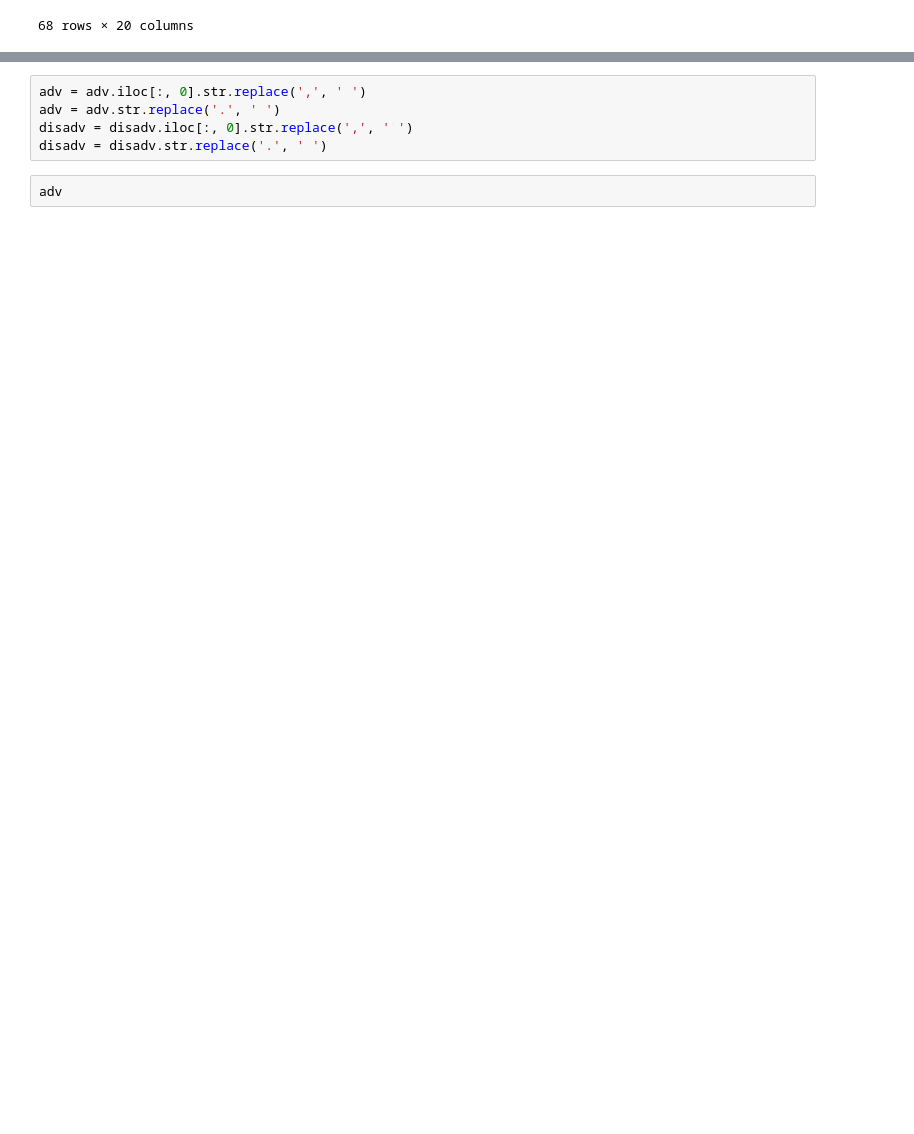
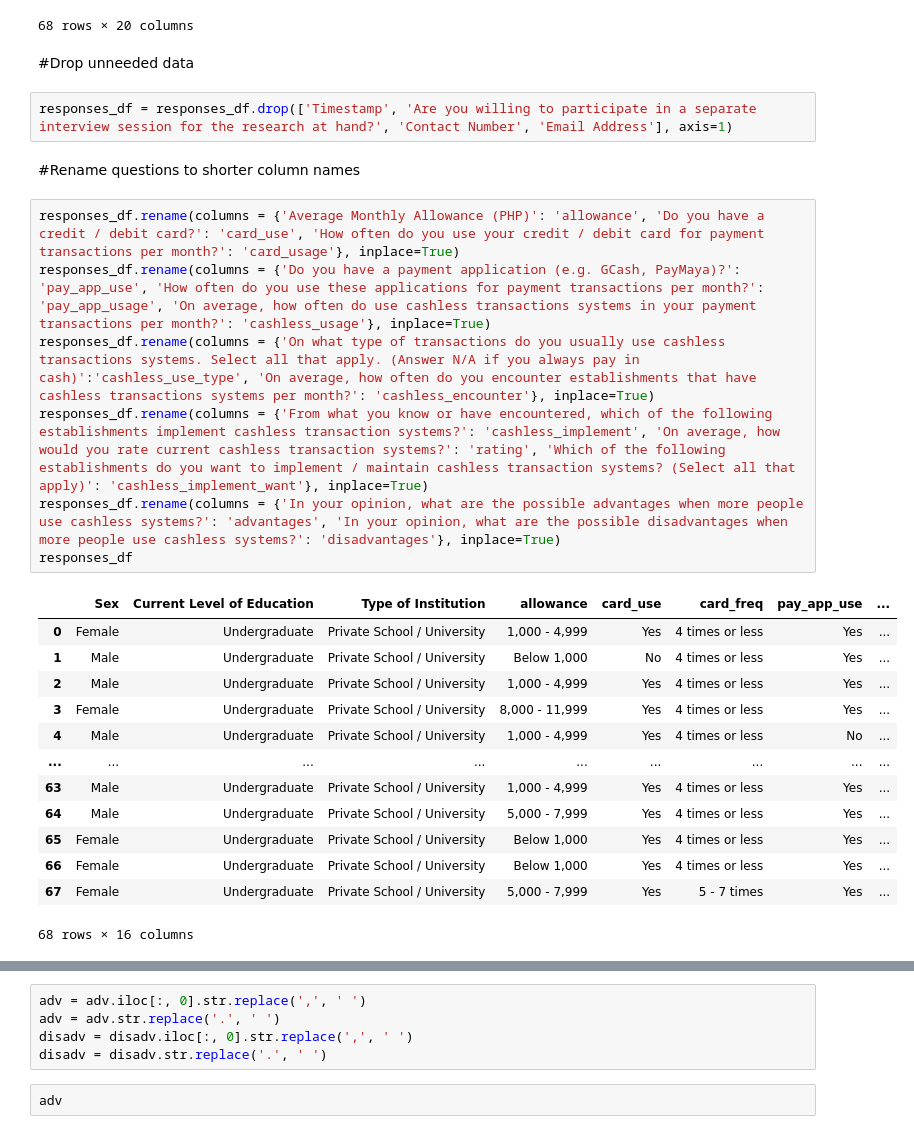
Before and after one commit to geosefuy/sthciux-cashless, a Jupyter notebook: [STHCIUX] Needfinding Study Exploratory Data Analysis.ipynb, the cells around one changed output, grey strips where cells are left out. Cells and saved outputs as stored; diff of their text form; blank space fills up the shorter version.

Commit message:
Data Cleaning and One-Hot Encoding

```diff
--- a/[STHCIUX] Needfinding Study Exploratory Data Analysis.ipynb
+++ b/[STHCIUX] Needfinding Study Exploratory Data Analysis.ipynb
@@ -23,3 +23,30 @@ responses_df
 | 66 | 11/24/2020 19:19:10 | Yes | 09776560731 | veronica_espino@dlsu.edu.ph | Female | Undergraduate | ... |
 | 67 | 11/24/2020 23:43:22 | Yes | 09270839439 | ynna_nicole_hatulan@dlsu.edu.ph | Female | Undergraduate | ... |
 68 rows × 20 columns
+# %% [markdown]
+#Drop unneeded data
+# %%
+responses_df = responses_df.drop(['Timestamp', 'Are you willing to participate in a separate interview session for the research at hand?', 'Contact Number', 'Email Address'], axis=1)
+# %% [markdown]
+#Rename questions to shorter column names
+# %%
+responses_df.rename(columns = {'Average Monthly Allowance (PHP)': 'allowance', 'Do you have a credit / debit card?': 'card_use', 'How often do you use your credit / debit card for payment transactions per month?': 'card_usage'}, inplace=True)
+responses_df.rename(columns = {'Do you have a payment application (e.g. GCash, PayMaya)?': 'pay_app_use', 'How often do you use these applications for payment transactions per month?': 'pay_app_usage', 'On average, how often do use cashless transactions systems in your payment transactions per month?': 'cashless_usage'}, inplace=True)
+responses_df.rename(columns = {'On what type of transactions do you usually use cashless transactions systems. Select all that apply. (Answer N/A if you always pay in cash)':'cashless_use_type', 'On average, how often do you encounter establishments that have cashless transactions systems per month?': 'cashless_encounter'}, inplace=True)
+responses_df.rename(columns = {'From what you know or have encountered, which of the following establishments implement cashless transaction systems?': 'cashless_implement', 'On average, how would you rate current cashless transaction systems?': 'rating', 'Which of the following establishments do you want to implement / maintain cashless transaction systems? (Select all that apply)': 'cashless_implement_want'}, inplace=True)
+responses_df.rename(columns = {'In your opinion, what are the possible advantages when more people use cashless systems?': 'advantages', 'In your opinion, what are the possible disadvantages when more people use cashless systems?': 'disadvantages'}, inplace=True)
+responses_df
+# %% [output]
+|  | Sex | Current Level of Education | Type of Institution | allowance | card_use | card_freq | pay_app_use | ... |
+| 0 | Female | Undergraduate | Private School / University | 1,000 - 4,999 | Yes | 4 times or less | Yes | ... |
+| 1 | Male | Undergraduate | Private School / University | Below 1,000 | No | 4 times or less | Yes | ... |
+| 2 | Male | Undergraduate | Private School / University | 1,000 - 4,999 | Yes | 4 times or less | Yes | ... |
+| 3 | Female | Undergraduate | Private School / University | 8,000 - 11,999 | Yes | 4 times or less | Yes | ... |
+| 4 | Male | Undergraduate | Private School / University | 1,000 - 4,999 | Yes | 4 times or less | No | ... |
+| ... | ... | ... | ... | ... | ... | ... | ... | ... |
+| 63 | Male | Undergraduate | Private School / University | 1,000 - 4,999 | Yes | 4 times or less | Yes | ... |
+| 64 | Male | Undergraduate | Private School / University | 5,000 - 7,999 | Yes | 4 times or less | Yes | ... |
+| 65 | Female | Undergraduate | Private School / University | Below 1,000 | Yes | 4 times or less | Yes | ... |
+| 66 | Female | Undergraduate | Private School / University | Below 1,000 | Yes | 4 times or less | Yes | ... |
+| 67 | Female | Undergraduate | Private School / University | 5,000 - 7,999 | Yes | 5 - 7 times | Yes | ... |
+68 rows × 16 columns
```
Also changed, not shown: parts of 12 cells of this notebook.
